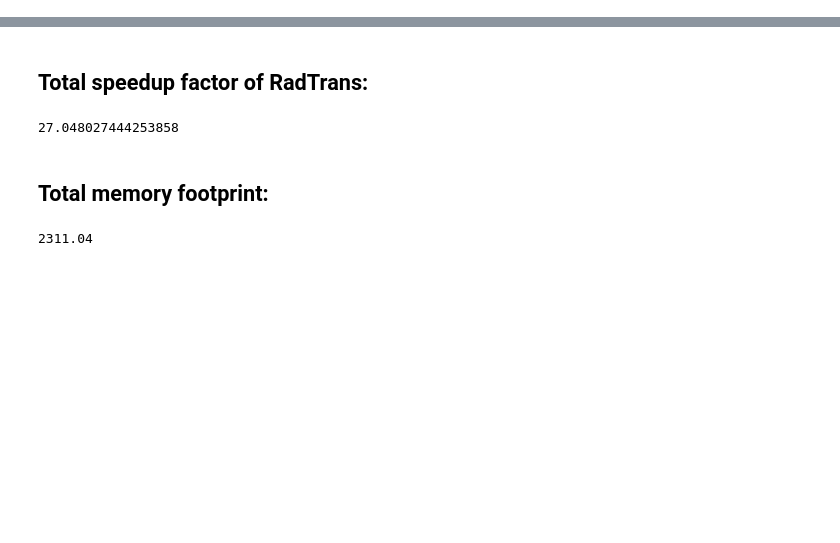
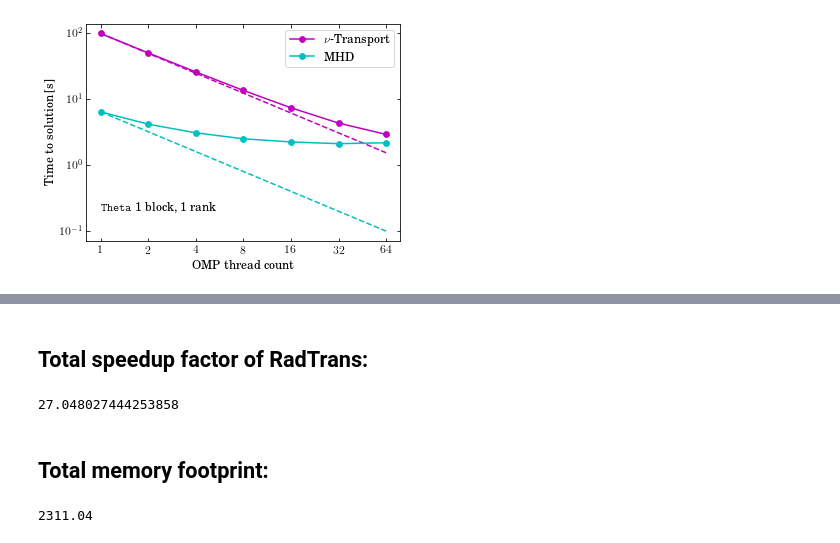
Before and after one commit to smcouch/INCITE_2018, a Jupyter notebook: figs/INCITE_plots.ipynb, the cells around one changed output, grey strips where cells are left out. Saved outputs shown, nothing was run; the diff lists cells and outputs as text; code cells hidden in the pictures; blank space fills up the shorter version.

```diff
--- a/figs/INCITE_plots.ipynb
+++ b/figs/INCITE_plots.ipynb
@@ -42 +39,32 @@ nodes, blks, wkEvo, wkHyd, wkGCH, wkRad, wkGCR = np.loadtxt('../data/sparkGLM_M1
+# %%
+thrd, hydro, gch, rad, gcr = np.loadtxt('../data/sparkGLM_M1_thrd_theta_nxb20.dat', usecols=(0,1,2,3,4), unpack=True)
+
+plt.figure(1,figsize=(5,3.5))
+
+ax1 = plt.gca()
+thing = rad
+ax1.plot(thrd, thing, 'mo-', label=r"$\nu$-Transport")
+ax1.plot(thrd, thing[0]/thrd, 'm--')
+thing = hydro
+ax1.plot(thrd, thing, 'co-', label="MHD")
+ax1.plot(thrd, thing[0]/thrd, 'c--')
+#thing = rad+hydro
+#plt.plot(thrd, thing, 'k-', label="Total")
+#plt.plot(thrd, thing[0]/thrd, 'k--')
+ax1.loglog()
+ax1.set_ylabel("Time to solution [s]")
+ax1.set_xlabel("OMP thread count")
+ax1.set_xticks([1,2,4,8,16,32,64])
+#ax1.get_xaxis().get_major_formatter().labelOnlyBase = False
+ax1.get_xaxis().set_major_formatter(matplotlib.ticker.ScalarFormatter())
+ax1.xaxis.set_minor_formatter(NullFormatter())
+ax1.legend()
+plt.minorticks_off()
+
+plt.text(1,0.2, r"{\tt Theta} 1 block, 1 rank")
+
+plt.tight_layout(pad=0.2)
+plt.savefig("thrdSpeedupSparkM1_theta.pdf")
+# %% [output]
+[figure, added]
 # %%
```
Also changed, not shown: parts of 7 cells of this notebook, 11 other files.
